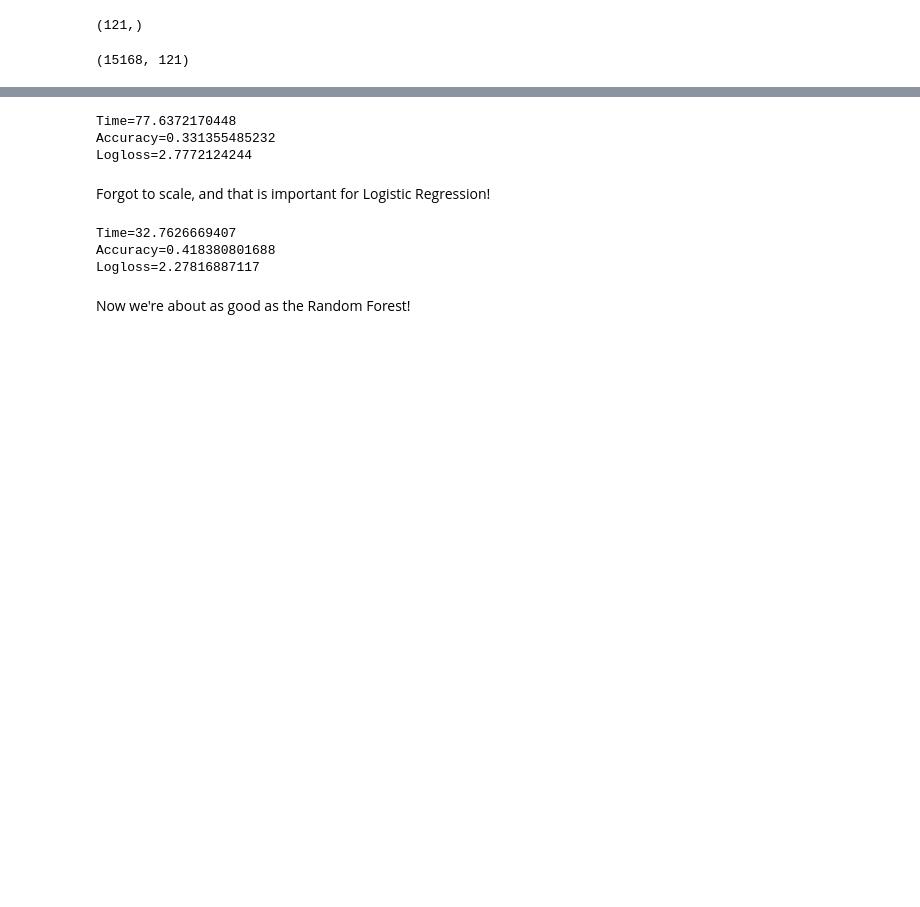
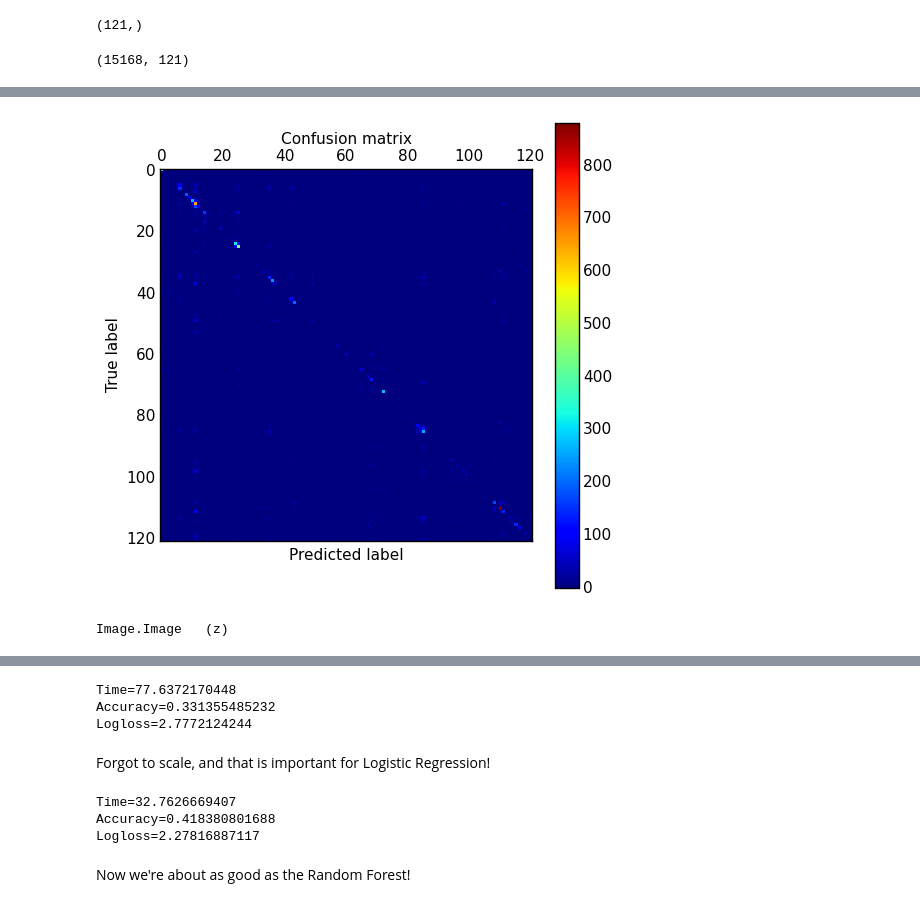
Before and after one commit to Neuroglycerin/neukrill-net-work, a Jupyter notebook: notebooks/Haralick.ipynb, the cells around one changed output, grey strips where cells are left out. Saved outputs shown, nothing was run; the diff lists cells and outputs as text; code cells hidden in the pictures; blank space fills up the shorter version.

```diff
--- a/notebooks/Haralick.ipynb
+++ b/notebooks/Haralick.ipynb
@@ -158,0 +132,13 @@ print("Time={}".format(total))
+# %%
+clf = sklearn.linear_model.SGDClassifier(loss='log', penalty='elasticnet', n_iter=100)
+
+t0 = time.time()
+X_train, X_test, y_train, y_test = sklearn.cross_validation.train_test_split(XF.squeeze(0), y, test_size=0.5, random_state=42)
+clf.fit(X_train, y_train)
+
+t1 = time.time()
+total = t1-t0
+print("Time={}".format(total))
+
+print("Accuracy={}".format(clf.score(X_test, y_test)))
+print("Logloss={}".format(sklearn.metrics.log_loss(y_test, 0.5*settings.class_priors + 0.5*clf.predict_proba(X_test))))
@@ -158,0 +153,13 @@ print("Time={}".format(total))
+# %%
+clf = sklearn.linear_model.SGDClassifier(loss='log', penalty='elasticnet', n_iter=1000)
+
+t0 = time.time()
+X_train, X_test, y_train, y_test = sklearn.cross_validation.train_test_split(XF.squeeze(0), y, test_size=0.5, random_state=42)
+clf.fit(X_train, y_train)
+
+t1 = time.time()
+total = t1-t0
+print("Time={}".format(total))
+
+print("Accuracy={}".format(clf.score(X_test, y_test)))
+print("Logloss={}".format(sklearn.metrics.log_loss(y_test, 0.5*settings.class_priors + 0.5*clf.predict_proba(X_test))))
@@ -188,0 +221,15 @@ ValueError: y_true and y_pred have different number of classes 121, 2
+# %%
+CM = sklearn.metrics.confusion_matrix(y_test, clf.predict(X_test), labels=np.unique(y))
+# %%
+plt.matshow(CM)
+plt.title('Confusion matrix')
+plt.colorbar()
+plt.ylabel('True label')
+plt.xlabel('Predicted label')
+plt.show()
+# %% [output]
+[figure, added]
+# %%
+holoviews.Image(CM)
+# %% [output]
+Image.Image   (z)
```
Also changed, not shown: parts of 54 cells of this notebook, 2 other files.
